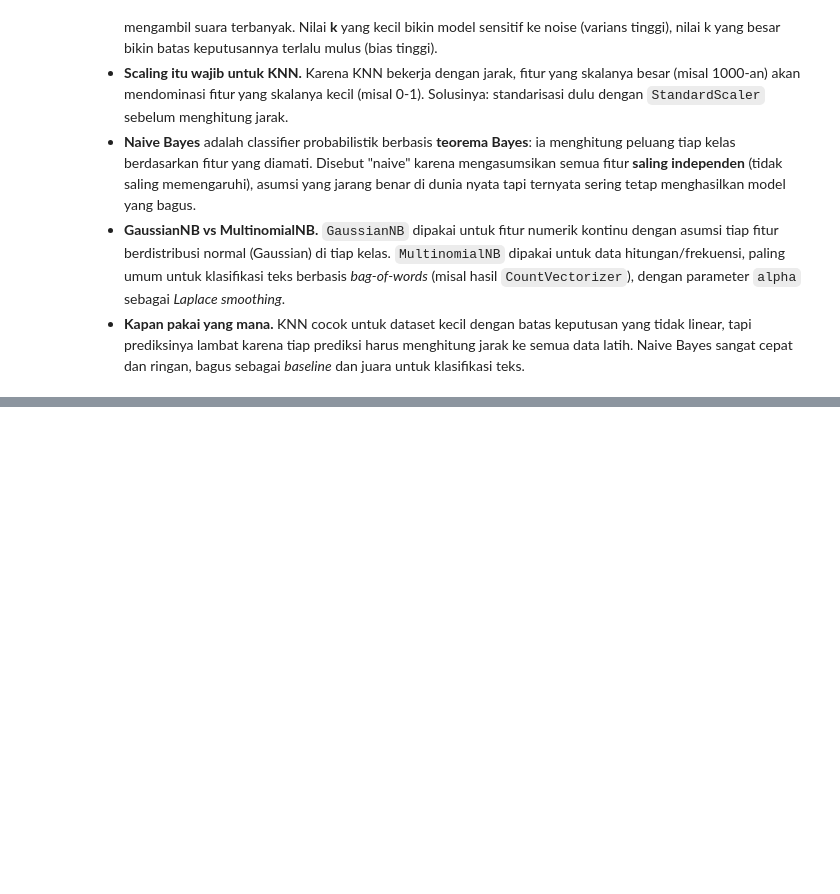
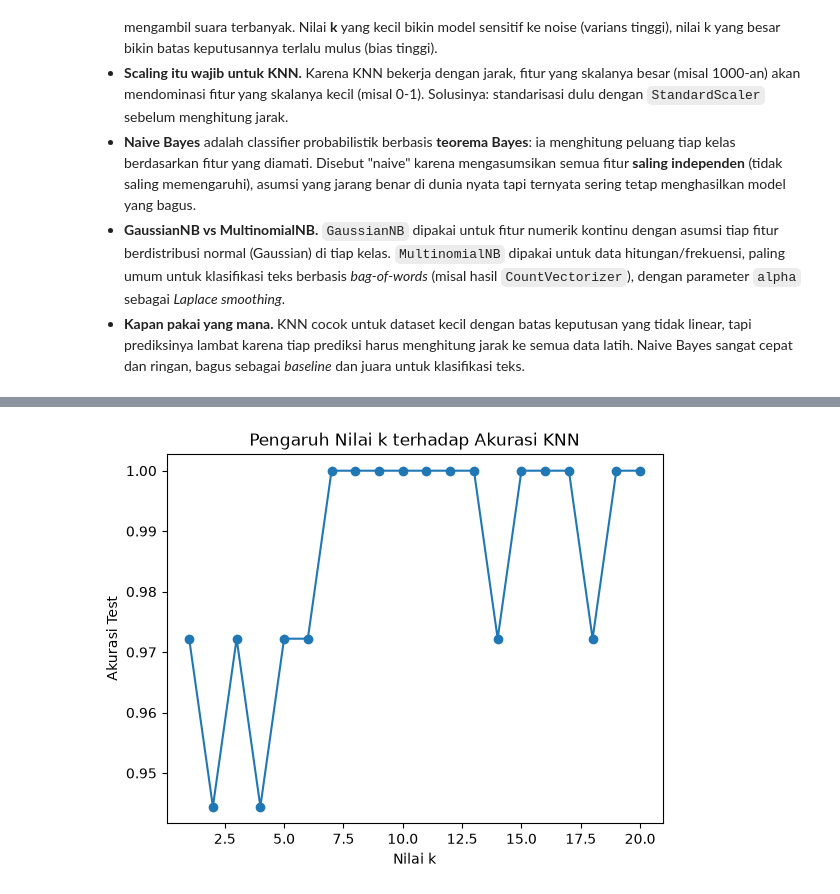
Before and after one commit to dandienter/praktikumML, a Jupyter notebook: bab-06-knn-naive-bayes/praktikum-bab-06.ipynb, the cells around one changed output, grey strips where cells are left out. Drawn from its saved outputs; the diff is of its cells as text; code cells hidden in the pictures; blank space fills up the shorter version.

```diff
--- a/bab-06-knn-naive-bayes/praktikum-bab-06.ipynb
+++ b/bab-06-knn-naive-bayes/praktikum-bab-06.ipynb
@@ -353,0 +61,7 @@ MultinomialNB: akurasi test = 1.0000
+# %%
+data = load_wine(as_frame=True)
+X, y = data.data, data.target
+print("Ukuran data:", X.shape)
+print("Distribusi kelas:", np.bincount(y))
+X_train, X_test, y_train, y_test = train_test_split(X, y,
+    test_size=0.2, random_state=42, stratify=y)
@@ -353,0 +74,6 @@ MultinomialNB: akurasi test = 1.0000
+# %%
+scaler = StandardScaler()
+X_train_scaled = scaler.fit_transform(X_train)
+X_test_scaled = scaler.transform(X_test)
+# Catatan: Naive Bayes tidak memerlukan scaling,
+# namun KNN sangat sensitif terhadap skala fitur.
@@ -353,0 +83,7 @@ MultinomialNB: akurasi test = 1.0000
+# %%
+knn = KNeighborsClassifier(n_neighbors=5,
+    weights="distance")
+knn.fit(X_train_scaled, y_train)
+
+nb = GaussianNB()
+nb.fit(X_train, y_train)
@@ -353,0 +106,14 @@ MultinomialNB: akurasi test = 1.0000
+# %%
+akurasi_k = []
+nilai_k = range(1, 21)
+for k in nilai_k:
+    model = KNeighborsClassifier(n_neighbors=k).fit(X_train_scaled, y_train)
+    akurasi_k.append(accuracy_score(y_test, model.predict(X_test_scaled)))
+
+plt.plot(nilai_k, akurasi_k, marker='o')
+plt.xlabel("Nilai k")
+plt.ylabel("Akurasi Test")
+plt.title("Pengaruh Nilai k terhadap Akurasi KNN")
+plt.show()
+# %% [output]
+[figure, added]
```
Also changed, not shown: parts of 41 cells of this notebook, 7 other files.
